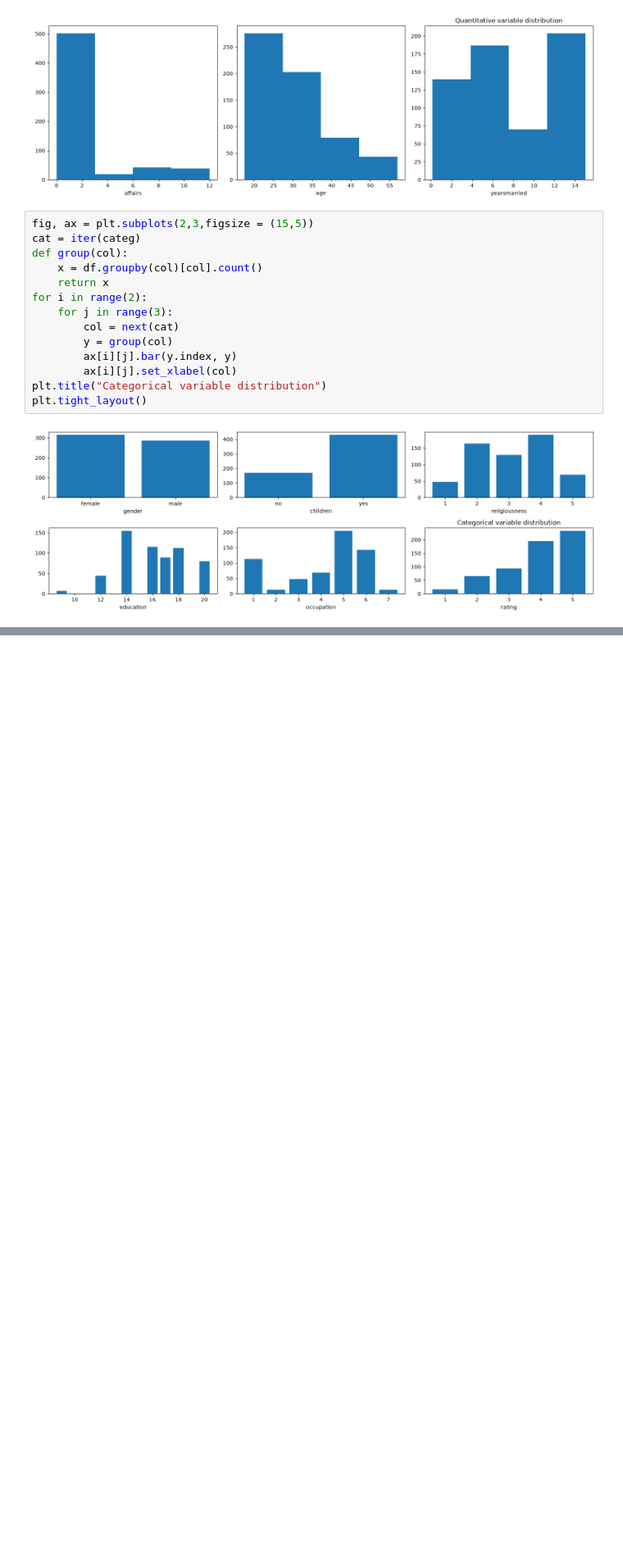
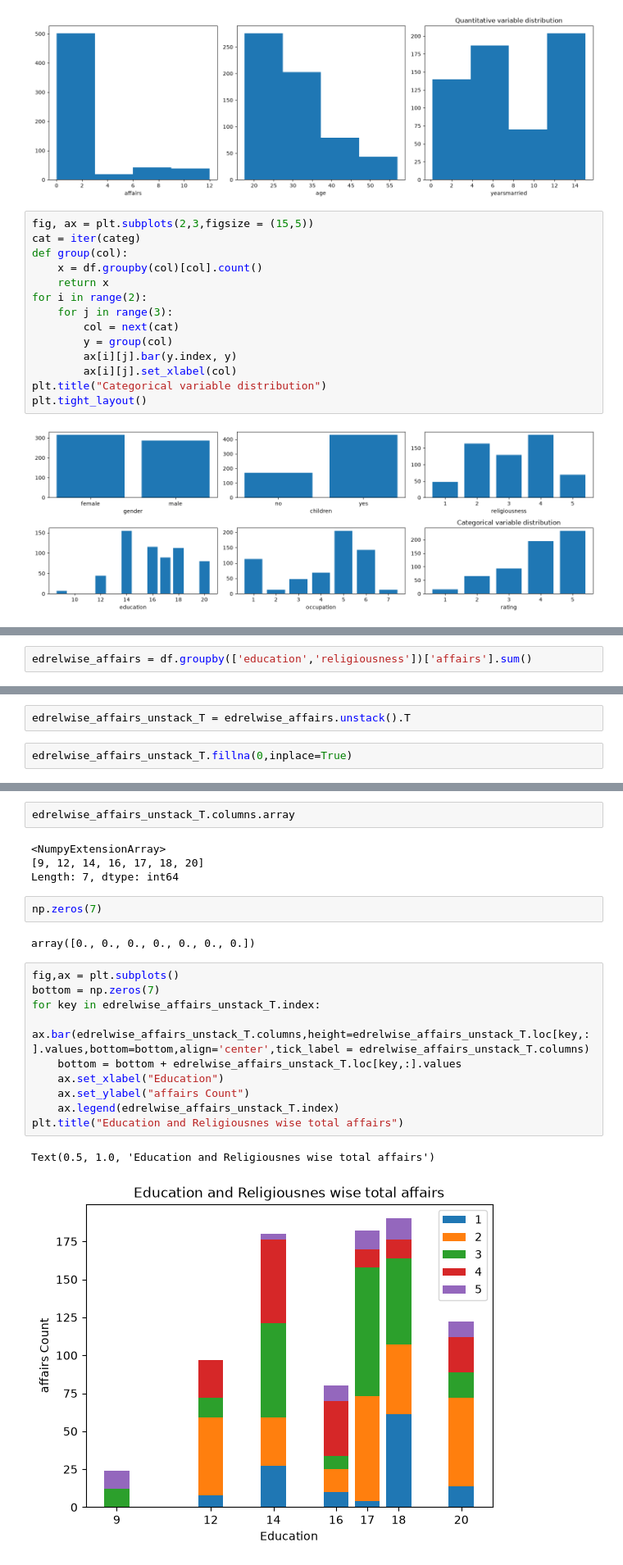
Before and after one commit to MagarVivek009/Exploratory-Data-Analysis-EDA-, a Jupyter notebook: affairs.ipynb, the cells around one changed output, grey strips where cells are left out. Shown at 82% size. Saved outputs shown, nothing was run; the diff lists cells and outputs as text; blank space fills up the shorter version.

```diff
--- a/affairs.ipynb
+++ b/affairs.ipynb
@@ -98,0 +136,2 @@ plt.tight_layout()
+# %%
+edrelwise_affairs = df.groupby(['education','religiousness'])['affairs'].sum()
@@ -98,0 +158,4 @@ plt.tight_layout()
+# %%
+edrelwise_affairs_unstack_T = edrelwise_affairs.unstack().T
+# %%
+edrelwise_affairs_unstack_T.fillna(0,inplace=True)
@@ -98,0 +170,23 @@ plt.tight_layout()
+# %%
+edrelwise_affairs_unstack_T.columns.array
+# %% [output]
+<NumpyExtensionArray>
+[9, 12, 14, 16, 17, 18, 20]
+Length: 7, dtype: int64
+# %%
+np.zeros(7)
+# %% [output]
+array([0., 0., 0., 0., 0., 0., 0.])
+# %%
+fig,ax = plt.subplots()
+bottom = np.zeros(7)
+for key in edrelwise_affairs_unstack_T.index:
+    ax.bar(edrelwise_affairs_unstack_T.columns,height=edrelwise_affairs_unstack_T.loc[key,:].values,bottom=bottom,align='center',tick_label = edrelwise_affairs_unstack_T.columns)
+    bottom = bottom + edrelwise_affairs_unstack_T.loc[key,:].values
+    ax.set_xlabel("Education")
+    ax.set_ylabel("affairs Count")
+    ax.legend(edrelwise_affairs_unstack_T.index)
+plt.title("Education and Religiousnes wise total affairs")
+# %% [output]
+Text(0.5, 1.0, 'Education and Religiousnes wise total affairs')
+[figure, added]
```
Also changed, not shown: parts of 18 cells of this notebook, 2 other files.
